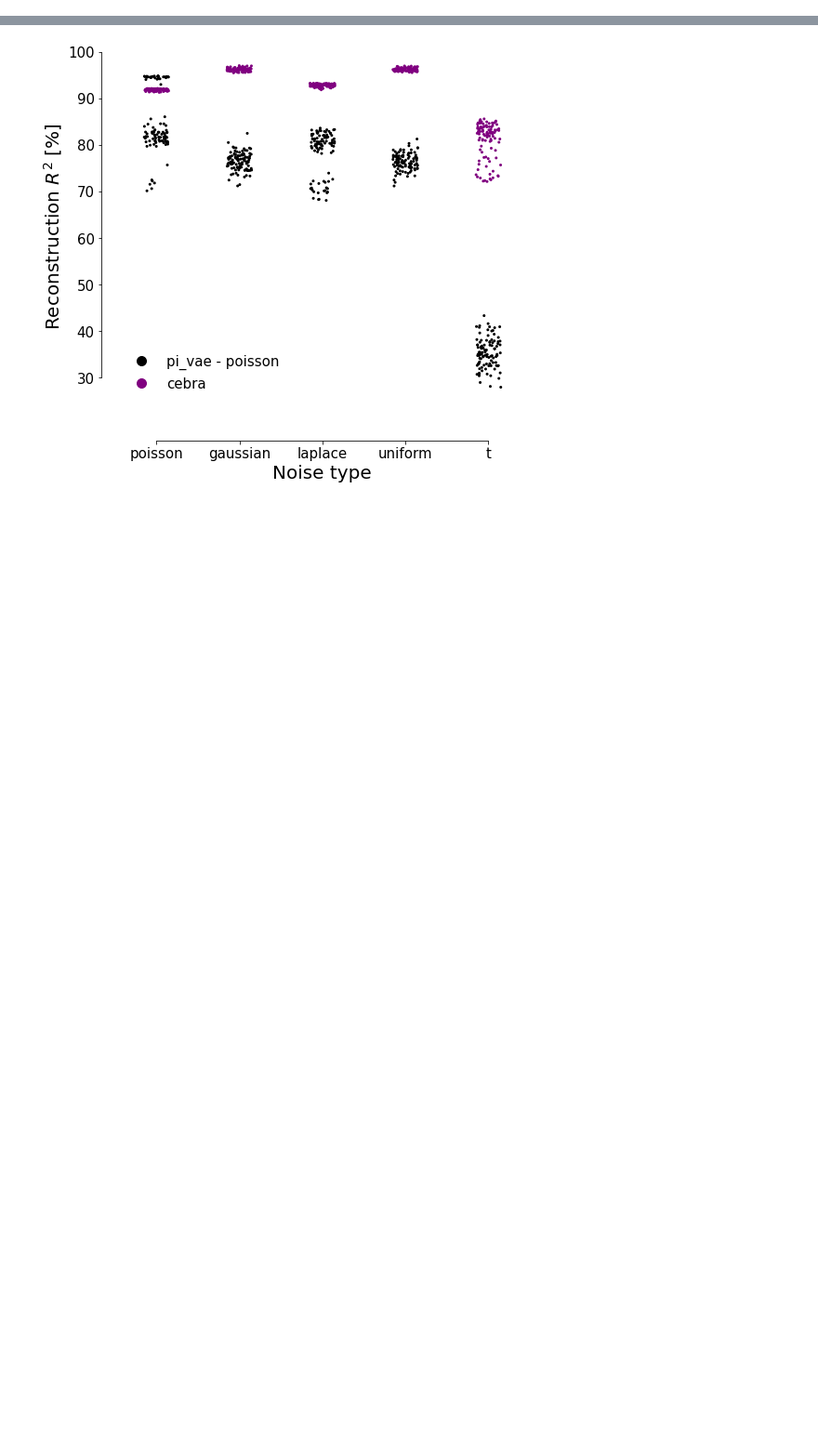
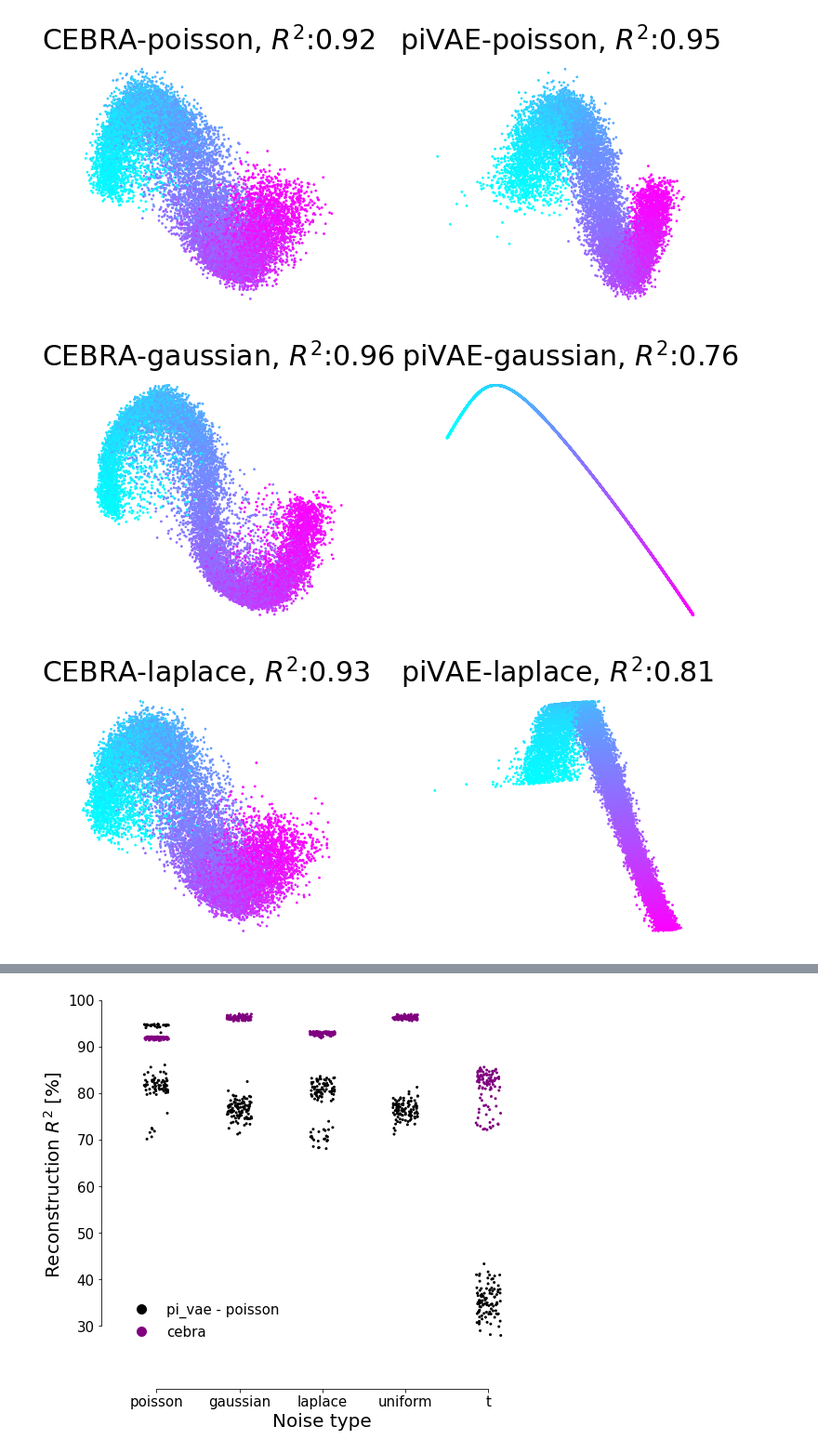
Before and after one commit to AdaptiveMotorControlLab/cebra-figures, a Jupyter notebook: figures/ExtendedSyntheticExps.ipynb, the cells around one changed output, grey strips where cells are left out. Shown at 93% size. Cells and saved outputs as stored; diff of their text form; code cells hidden in the pictures; blank space fills up the shorter version.

```diff
--- a/figures/ExtendedSyntheticExps.ipynb
+++ b/figures/ExtendedSyntheticExps.ipynb
@@ -11,0 +43,31 @@ data_cebra = data['cebra']
+# %%
+pivae_embs=data['viz']['pivae']
+cebra_embs = data['viz']['cebra']
+label = data['viz']['label']
+z = data['viz']['z']
+def fitting(x,y):
+    lin_model = sklearn.linear_model.LinearRegression()
+    lin_model.fit(x,y)
+    return lin_model.score(x,y), lin_model.predict(x)
+emission_dict = {'pivae': {}, 'cebra':{}}
+
+for i,dist in enumerate(['poisson', 'gaussian', 'laplace', 'uniform','t']) :
+    pivae_emission=pivae_embs[dist]
+    cebra_emission=cebra_embs[dist]
+    cebra_score, fit_cebra = fitting(cebra_emission, z)
+    pivae_score, fit_pivae = fitting(pivae_emission, z)
+    fig = plt.figure(figsize=(12,5))
+    plt.subplots_adjust(wspace = 0.3)
+    ax=plt.subplot(121)
+    ax.scatter(fit_cebra[:,0], fit_cebra[:,1], c = label, s=3, cmap = 'cool')
+    ax.set_title(f'CEBRA-{dist}, $R^2$:{cebra_score:.2f}', fontsize=30)
+    ax.axis('off')
+    ax=plt.subplot(122)
+    ax.scatter(fit_pivae[:,0], fit_pivae[:,1], c = label, s=3,cmap = 'cool')
+    ax.set_title(f'piVAE-{dist}, $R^2$:{pivae_score:.2f}', fontsize=30)
+    ax.axis('off')
+    fig.savefig(f'emission_viz_{dist}.png', transparent=True, bbox_inches = 'tight')
+# %% [output]
+[figure, added]
+[figure, added]
+[figure, added]
```
Also changed, not shown: parts of 4 cells of this notebook, 6 other files.
